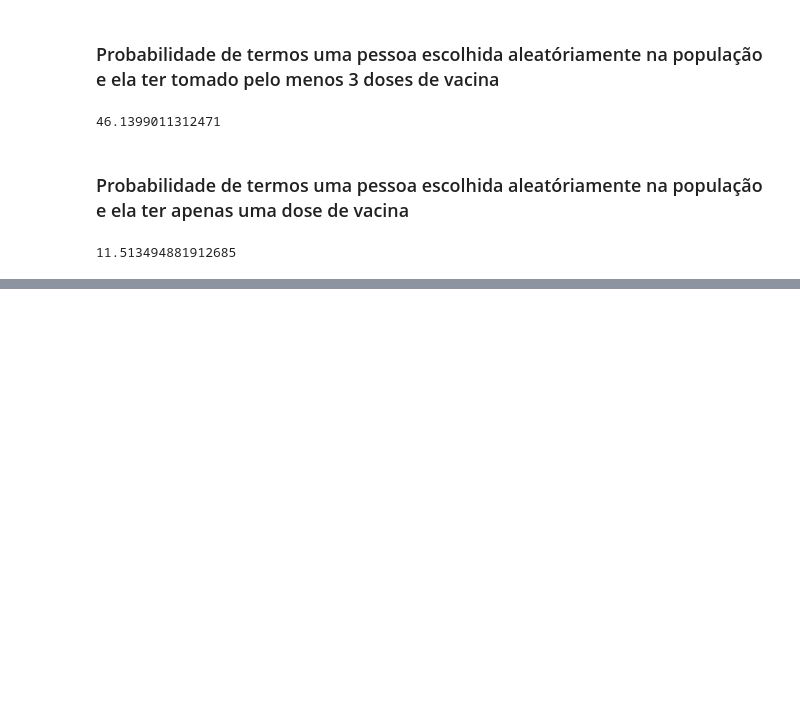
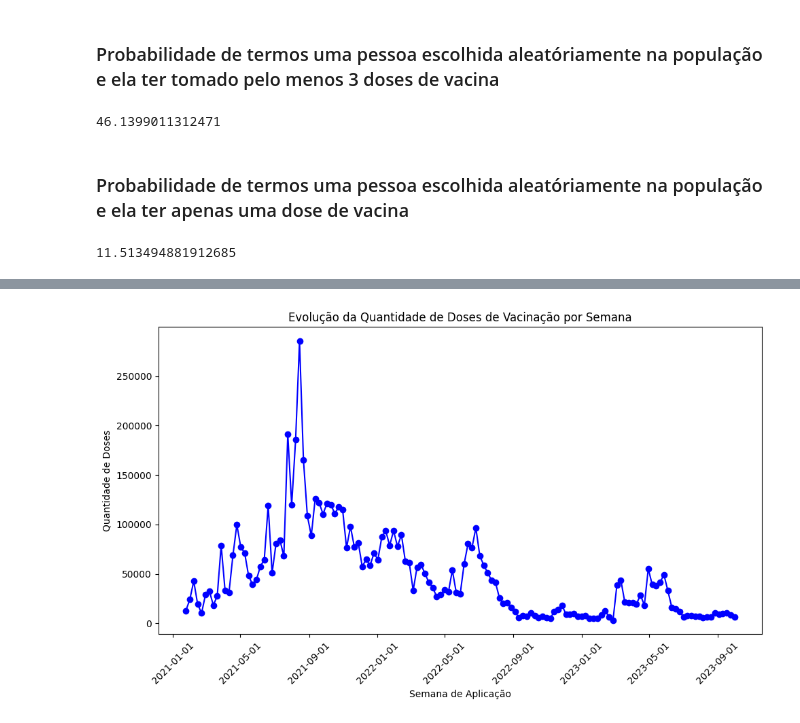
Before and after one commit to maurodomingues/Vacinacao_COVID19_DF, a Jupyter notebook: analise_estatistica.ipynb, the cells around one changed output, grey strips where cells are left out. Drawn from its saved outputs; the diff is of its cells as text; code cells hidden in the pictures; blank space fills up the shorter version.

```diff
--- a/analise_estatistica.ipynb
+++ b/analise_estatistica.ipynb
@@ -561,0 +564,4 @@ probabilidade_umadose*100
+# %%
+df_temporal = df[df['vacina_dataAplicacao'] > '2021-01-17 00:00:00']
+# %%
+df_datas_doses = df_temporal.groupby('vacina_dataAplicacao')['vacina_descricao_dose'].count().reset_index()
@@ -561,0 +580,25 @@ probabilidade_umadose*100
+# %%
+## Para o gráfico ficar mais legivel agruparemos os dados por semana
+
+df_semanal = df_datas_doses.resample('W', on='vacina_dataAplicacao').sum()
+# %%
+plt.figure(figsize=(10, 6))
+
+plt.plot(df_semanal.index, df_semanal['vacina_descricao_dose'], marker='o', color='blue', linestyle='-', label='Quantidade de Doses')
+
+# Defina rótulos dos eixos e um título
+plt.xlabel('Semana de Aplicação')
+plt.ylabel('Quantidade de Doses')
+plt.title('Evolução da Quantidade de Doses de Vacinação por Semana')
+
+# Formate os rótulos do eixo x para datas mais legíveis
+plt.gca().xaxis.set_major_formatter(plt.matplotlib.dates.DateFormatter('%Y-%m-%d'))
+
+# Gire os rótulos do eixo x para melhor ajuste
+plt.xticks(rotation=45)
+
+# Exiba o gráfico
+plt.tight_layout()
+plt.show()
+# %% [output]
+[figure, added]
```
Also changed, not shown: parts of 13 cells of this notebook, 2 other files.
